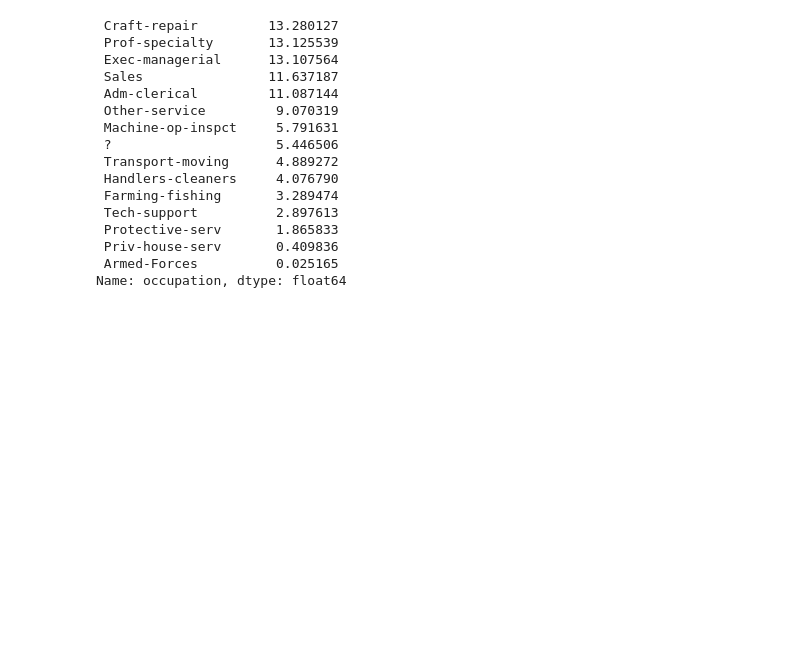
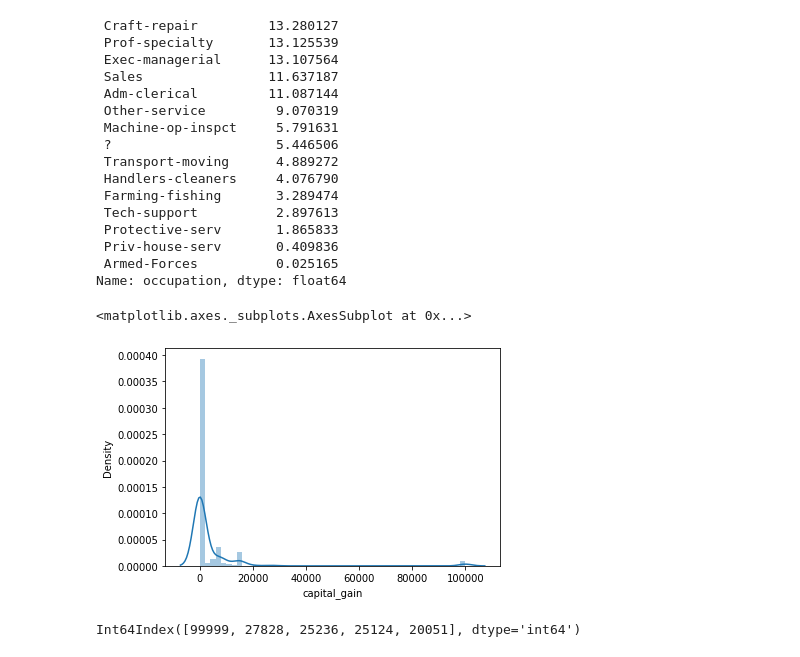
Before and after one commit to shreyashettyk/Data_Analysis, a Jupyter notebook: Adult_Income_dataset_EDA.ipynb, the cells around one changed output. Drawn from its saved outputs; the diff is of its cells as text; code cells hidden in the pictures; blank space fills up the shorter version.

```diff
--- a/Adult_Income_dataset_EDA.ipynb
+++ b/Adult_Income_dataset_EDA.ipynb
@@ -1020,3 +1020,12 @@ looking at various occupation taken up by the people of White race
  Priv-house-serv       0.409836
  Armed-Forces          0.025165
 Name: occupation, dtype: float64
+# %%
+sns.distplot(grt_50K['capital_gain'])
+# %% [output]
+<matplotlib.axes._subplots.AxesSubplot at 0x...>
+[figure, added]
+# %%
+grt_50K['capital_gain'].value_counts().sort_index(ascending=False).index[0:5]
+# %% [output]
+Int64Index([99999, 27828, 25236, 25124, 20051], dtype='int64')
```
Also changed, not shown: parts of 7 cells of this notebook.
